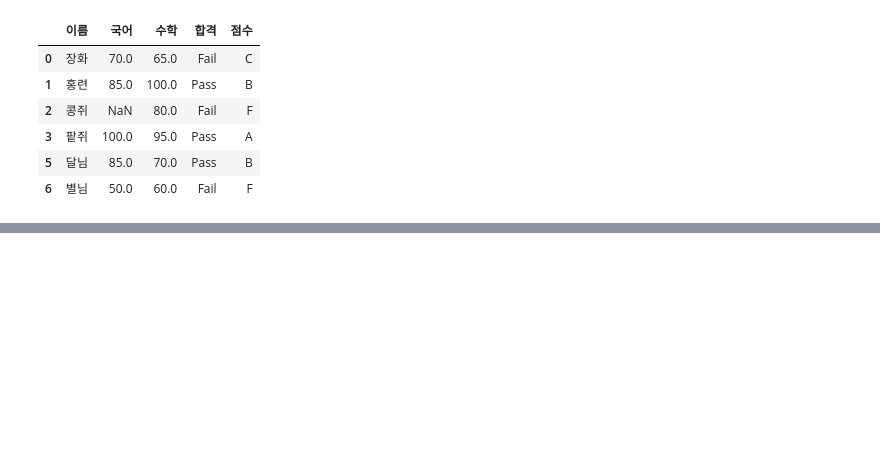
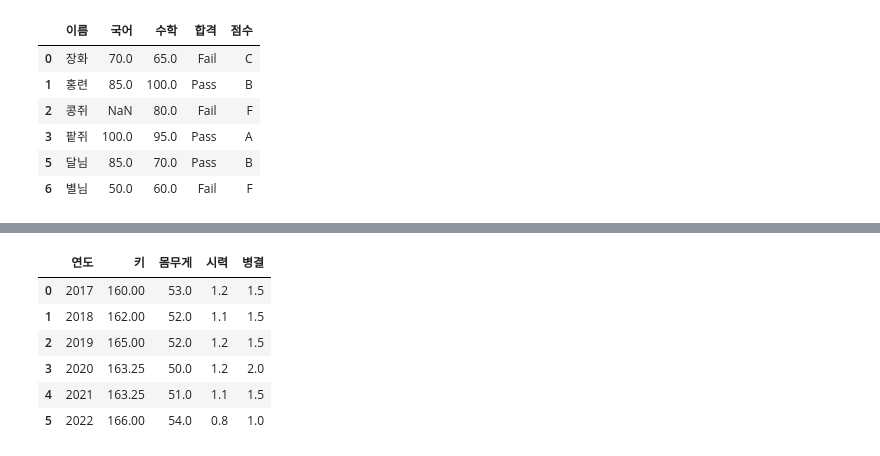
Before and after one commit to DANU011/practice-analysis, a Jupyter notebook: bigdata/bigdata_chap2.ipynb, the cells around one changed output, grey strips where cells are left out. Drawn from its saved outputs; the diff is of its cells as text; code cells hidden in the pictures; blank space fills up the shorter version.

```diff
--- a/bigdata/bigdata_chap2.ipynb
+++ b/bigdata/bigdata_chap2.ipynb
@@ -441,0 +457,10 @@ students.dropna(thresh = 4)
+# %%
+health.fillna(health.mean())
+# %% [output]
+|  | 연도 | 키 | 몸무게 | 시력 | 병결 |
+| 0 | 2017 | 160.00 | 53.0 | 1.2 | 1.5 |
+| 1 | 2018 | 162.00 | 52.0 | 1.1 | 1.5 |
+| 2 | 2019 | 165.00 | 52.0 | 1.2 | 1.5 |
+| 3 | 2020 | 163.25 | 50.0 | 1.2 | 2.0 |
+| 4 | 2021 | 163.25 | 51.0 | 1.1 | 1.5 |
+| 5 | 2022 | 166.00 | 54.0 | 0.8 | 1.0 |
```
Also changed, not shown: parts of 8 cells of this notebook.
